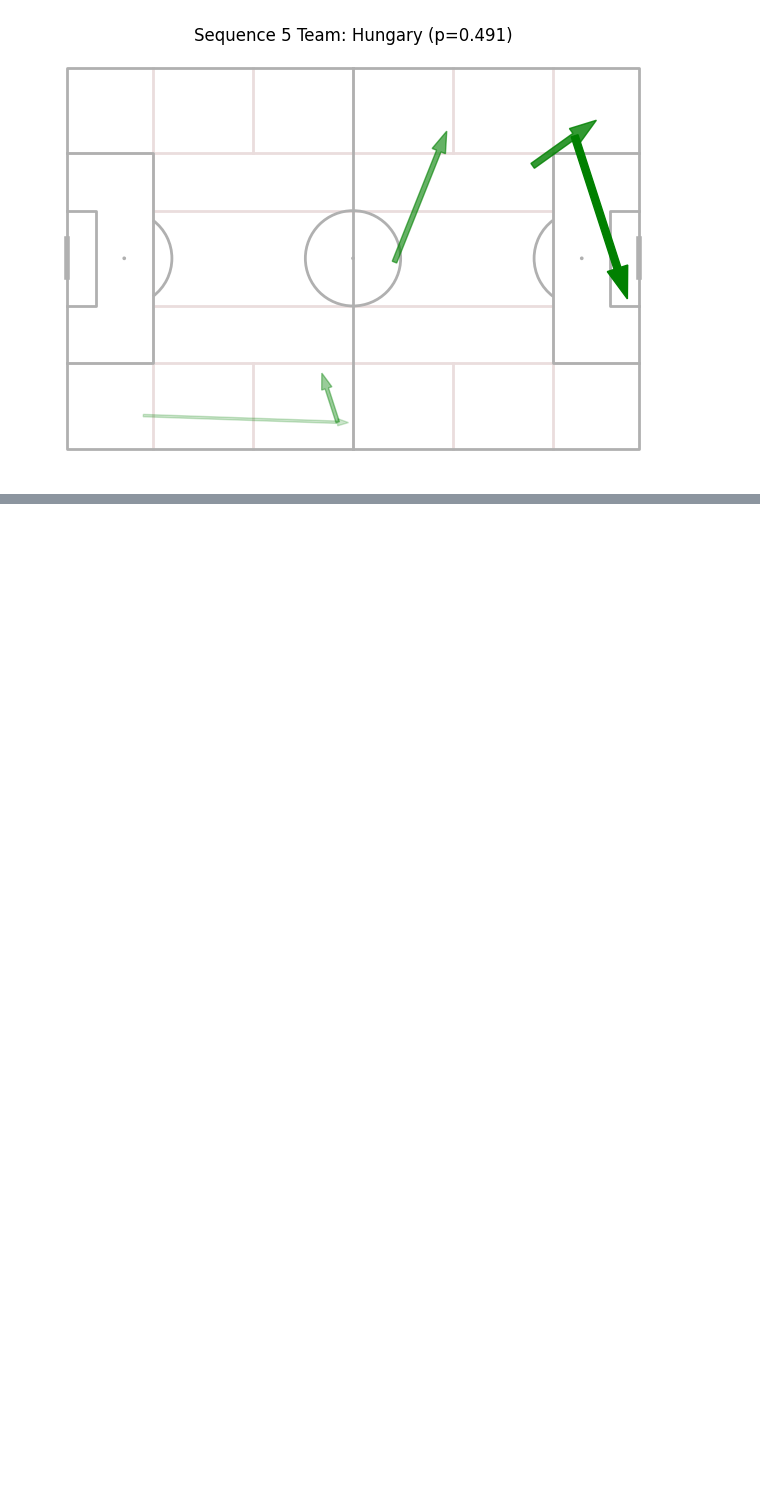
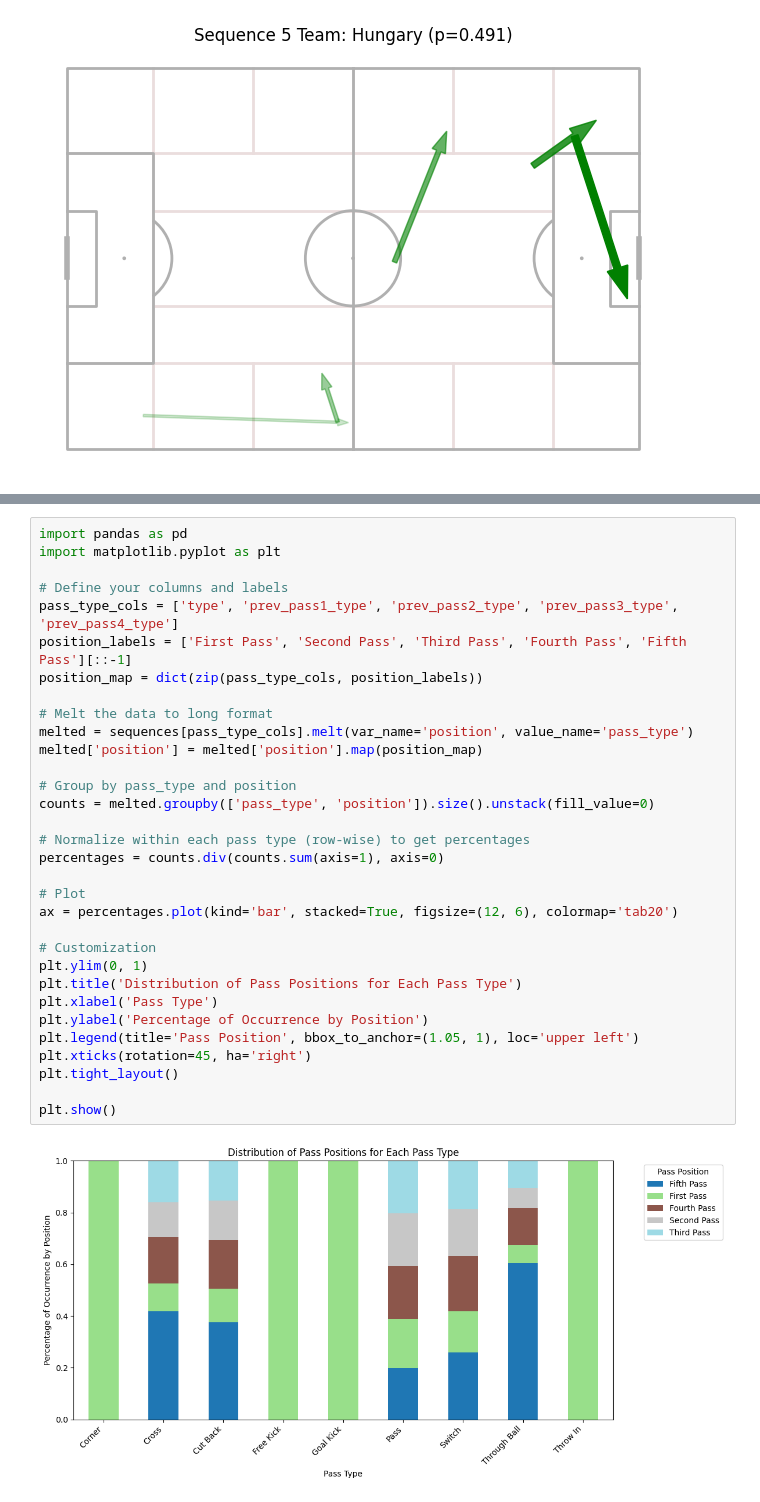
Before and after one commit to zcochran27/Soccer-Events-Analyzed, a Jupyter notebook: explore.ipynb, the cells around one changed output, grey strips where cells are left out. Saved outputs shown, nothing was run; the diff lists cells and outputs as text; blank space fills up the shorter version.

```diff
--- a/explore.ipynb
+++ b/explore.ipynb
@@ -1941,0 +2051,34 @@ for idx, (_, coords) in enumerate(top_5_coords.iterrows()):
+# %%
+import pandas as pd
+import matplotlib.pyplot as plt
+
+# Define your columns and labels
+pass_type_cols = ['type', 'prev_pass1_type', 'prev_pass2_type', 'prev_pass3_type', 'prev_pass4_type']
+position_labels = ['First Pass', 'Second Pass', 'Third Pass', 'Fourth Pass', 'Fifth Pass'][::-1]
+position_map = dict(zip(pass_type_cols, position_labels))
+
+# Melt the data to long format
+melted = sequences[pass_type_cols].melt(var_name='position', value_name='pass_type')
+melted['position'] = melted['position'].map(position_map)
+
+# Group by pass_type and position
+counts = melted.groupby(['pass_type', 'position']).size().unstack(fill_value=0)
+
+# Normalize within each pass type (row-wise) to get percentages
+percentages = counts.div(counts.sum(axis=1), axis=0)
+
+# Plot
+ax = percentages.plot(kind='bar', stacked=True, figsize=(12, 6), colormap='tab20')
+
+# Customization
+plt.ylim(0, 1)
+plt.title('Distribution of Pass Positions for Each Pass Type')
+plt.xlabel('Pass Type')
+plt.ylabel('Percentage of Occurrence by Position')
+plt.legend(title='Pass Position', bbox_to_anchor=(1.05, 1), loc='upper left')
+plt.xticks(rotation=45, ha='right')
+plt.tight_layout()
+
+plt.show()
+# %% [output]
+[figure, added]
```
Also changed, not shown: parts of 3 cells of this notebook, 2 other files.
